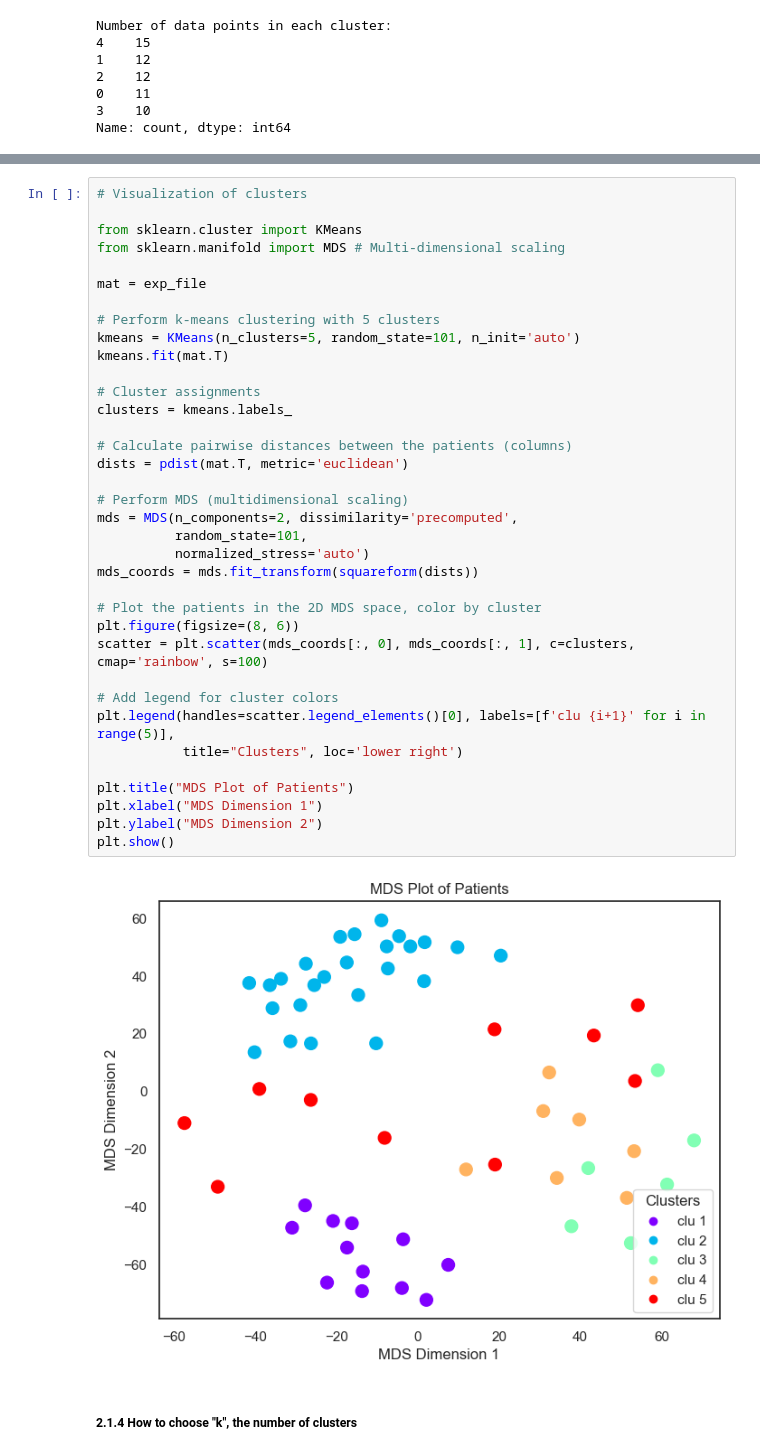
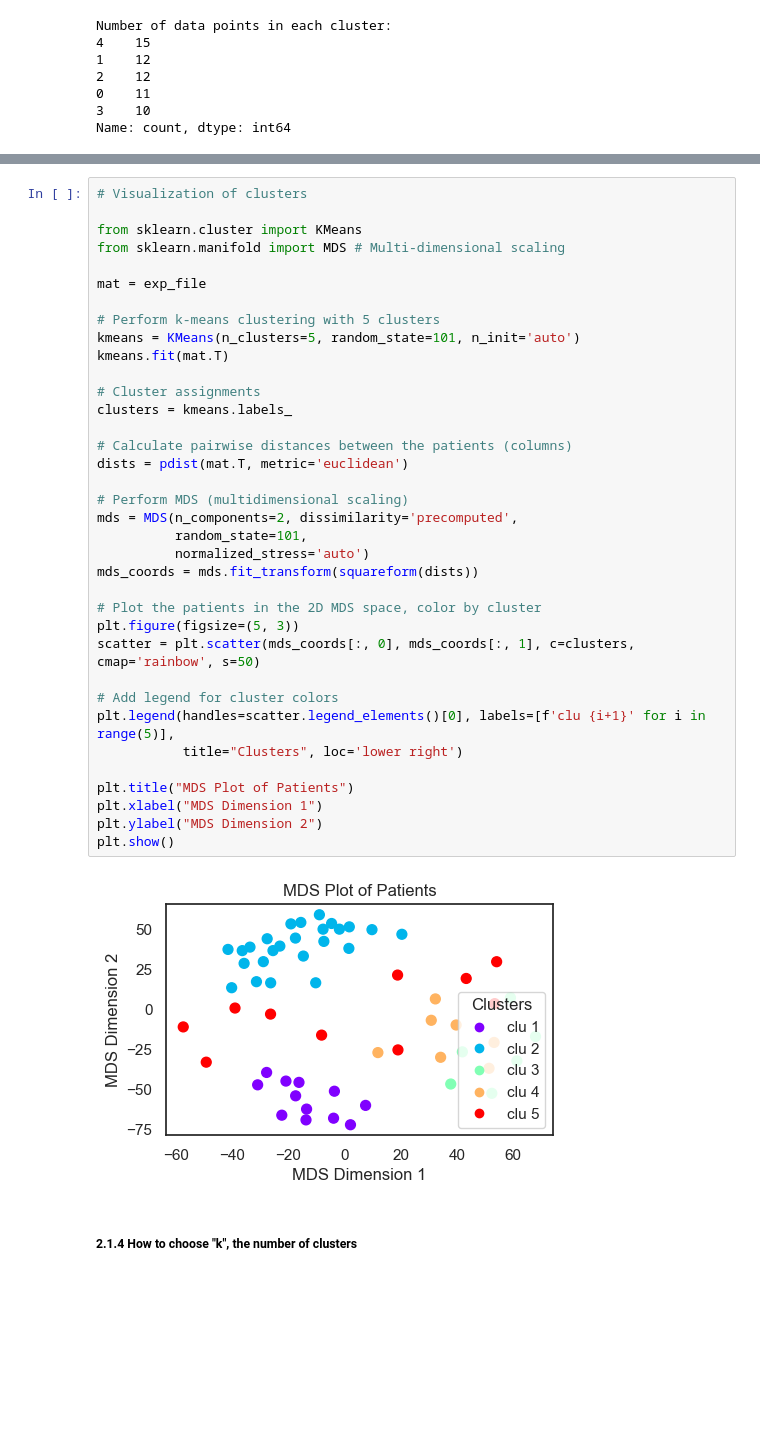
Before and after one commit to olxssa/computational_genomics, a Jupyter notebook: Module2_Unsupervised_Learning.ipynb, the cells around one changed output, grey strips where cells are left out. Cells and saved outputs as stored; diff of their text form; blank space fills up the shorter version.

```diff
--- a/Module2_Unsupervised_Learning.ipynb
+++ b/Module2_Unsupervised_Learning.ipynb
@@ -278,36 +276,36 @@ from sklearn.manifold import MDS # Multi-dimensional scaling
 
 mat = exp_file
 
 # Perform k-means clustering with 5 clusters
 kmeans = KMeans(n_clusters=5, random_state=101, n_init='auto')
 kmeans.fit(mat.T)
 
 # Cluster assignments
 clusters = kmeans.labels_
 
 # Calculate pairwise distances between the patients (columns)
 dists = pdist(mat.T, metric='euclidean')
 
 # Perform MDS (multidimensional scaling)
 mds = MDS(n_components=2, dissimilarity='precomputed',
           random_state=101,
           normalized_stress='auto')
 mds_coords = mds.fit_transform(squareform(dists))
 
 # Plot the patients in the 2D MDS space, color by cluster
-plt.figure(figsize=(8, 6))
-scatter = plt.scatter(mds_coords[:, 0], mds_coords[:, 1], c=clusters, cmap='rainbow', s=100)
+plt.figure(figsize=(5, 3))
+scatter = plt.scatter(mds_coords[:, 0], mds_coords[:, 1], c=clusters, cmap='rainbow', s=50)
 
 # Add legend for cluster colors
 plt.legend(handles=scatter.legend_elements()[0], labels=[f'clu {i+1}' for i in range(5)],
            title="Clusters", loc='lower right')
 
 plt.title("MDS Plot of Patients")
 plt.xlabel("MDS Dimension 1")
 plt.ylabel("MDS Dimension 2")
 plt.show()
 # %% [output]
-[figure, old version]
+[figure, new version]
 # %% [markdown]
 ##### 2.1.4 How to choose "k", the number of clusters
 # %% [markdown]
```
Also changed, not shown: parts of 12 cells of this notebook, 1 other file.
